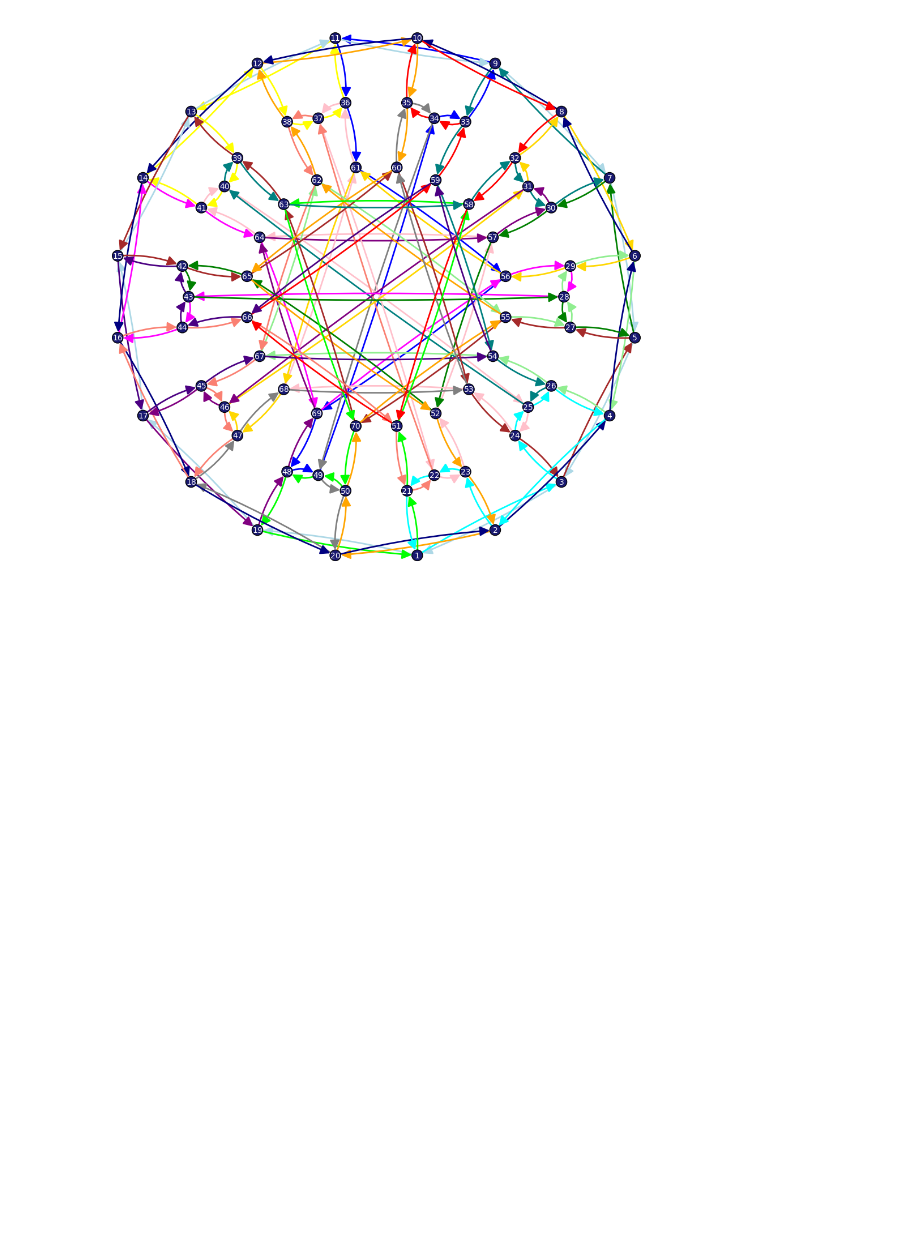
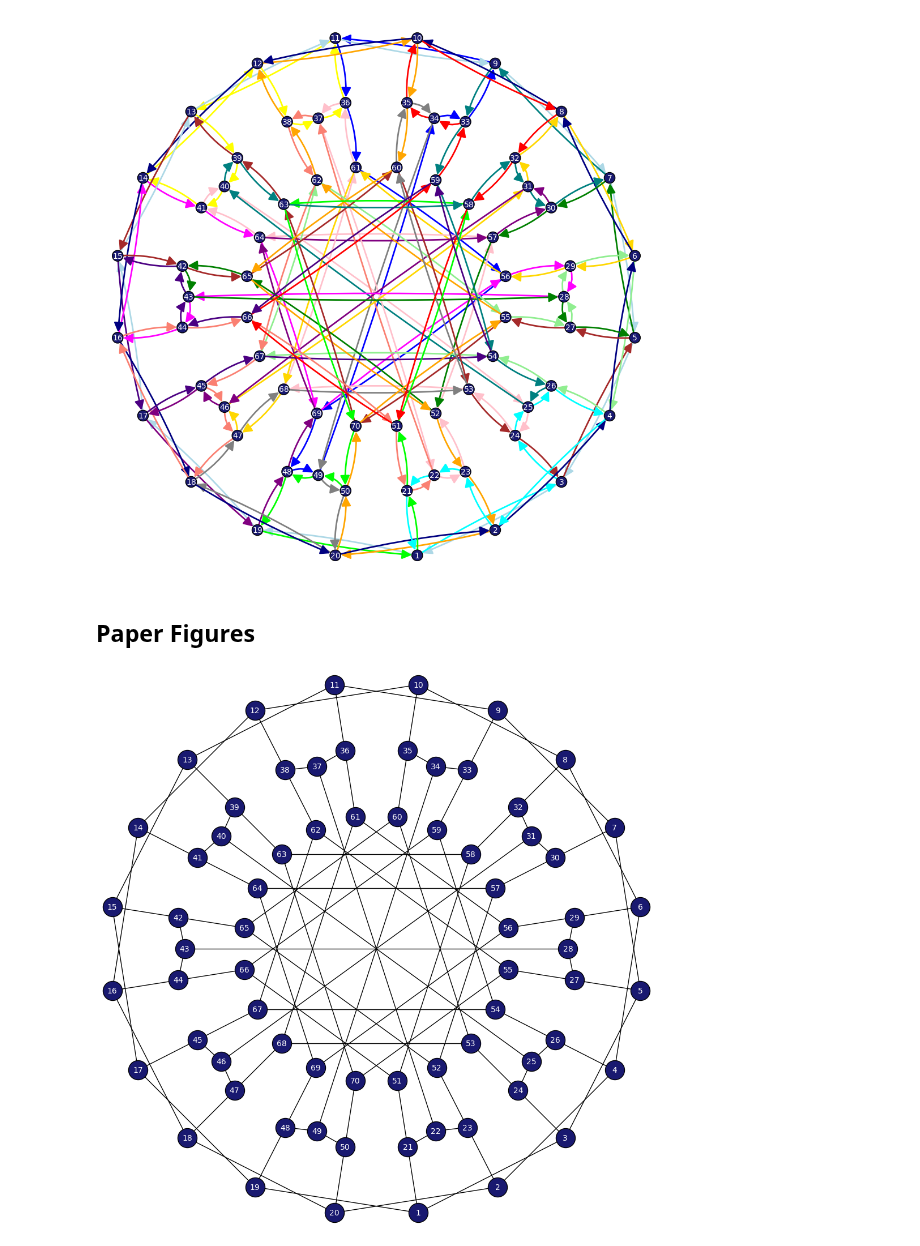
Before and after one commit to SanderGi/Genus, a Jupyter notebook: Balaban10/test.ipynb, the cells around one changed output. Drawn from its saved outputs; the diff is of its cells as text; code cells hidden in the pictures; blank space fills up the shorter version.

Commit message:
visualizations for paper

```diff
--- a/Balaban10/test.ipynb
+++ b/Balaban10/test.ipynb
@@ -243,2 +246,58 @@ p.show(figsize=(10, 10))
 # %% [output]
 [figure]
+# %% [markdown]
+## Paper Figures
+# %%
+g = graphs.Balaban10Cage(embedding=1)
+
+### CHANGE EMBEDDING LAYOUT ###
+pos = g.get_pos()
+relabels = {}
+
+inner_vertices = [2, 48, 27, 31, 38, 42, 49, 53, 32, 8, 43, 21, 54, 58, 7, 3, 22, 26, 59, 37]
+new_labels = [61, 62, 63, 64, 65, 66, 67, 68, 69, 70, 51, 52, 53, 54, 55, 56, 57, 58, 59, 60]
+for i, v in enumerate(inner_vertices):
+    angle = 2 * pi * (i + 5.5) / len(inner_vertices)
+    pos[v] = (3 * cos(angle), 3 * sin(angle))
+    relabels[v] = new_labels[i]
+
+indented_vertices = [5, 24, 35, 46, 29, 40, 51, 34, 45, 56]
+new_labels = [28, 31, 34, 37, 40, 43, 46, 49, 22, 25]
+for i, v in enumerate(indented_vertices):
+    angle = 2 * pi * i / len(indented_vertices)
+    pos[v] = (4.3 * cos(angle), 4.3 * sin(angle))
+    relabels[v] = new_labels[i]
+
+middle_vertices = [1, 47, 28, 30, 39, 41, 50, 52, 33, 9, 44, 20, 55, 57, 6, 4, 23, 25, 60, 36]
+new_labels = [36, 38, 39, 41, 42, 44, 45, 47, 48, 50, 21, 23, 24, 26, 27, 29, 30, 32, 33, 35]
+for i, v in enumerate(middle_vertices):
+    angle = 2 * pi * (i + 5.5) / len(middle_vertices)
+    pos[v] = (4.5 * cos(angle), 4.5 * sin(angle))
+    relabels[v] = new_labels[i]
+
+outer_vertices = [0, 14, 69, 13, 68, 12, 67, 11, 66, 10, 65, 19, 64, 18, 63, 17, 62, 16, 61, 15,]
+new_labels = [11, 12, 13, 14, 15, 16, 17, 18, 19, 20, 1, 2, 3, 4, 5, 6, 7, 8, 9, 10]
+for i, v in enumerate(outer_vertices):
+    angle = 2 * pi * (i + 5.5) / len(outer_vertices)
+    pos[v] = (6 * cos(angle), 6 * sin(angle))
+    relabels[v] = new_labels[i]
+
+g.set_pos(pos)
+g.relabel(relabels, inplace=True)
+### CHANGE EMBEDDING LAYOUT ###
+
+p = g.plot(
+    edge_color="black",
+    vertex_size=600,
+    vertex_color="midnightblue",
+    transparent=True,
+)
+for object in p._objects:
+    if isinstance(object, sage.plot.text.Text):
+        object._options['rgbcolor'] = (1, 1, 1)
+p.show(figsize=(10, 10))
+
+# export as PDF
+p.save("balabanlabeled.pdf", figsize=(14, 14))
+# %% [output]
+[figure, added]
```
Also changed, not shown: parts of 5 cells of this notebook, 5 other files.
